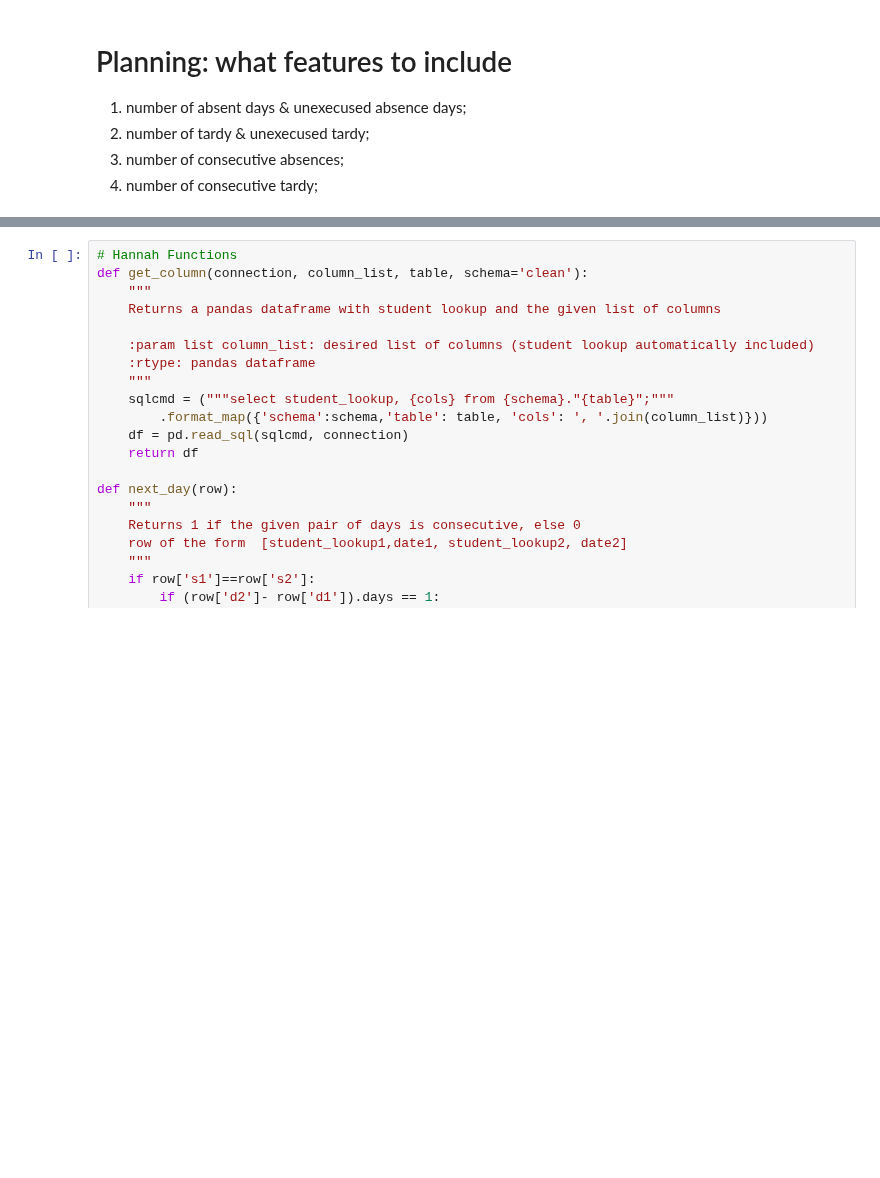
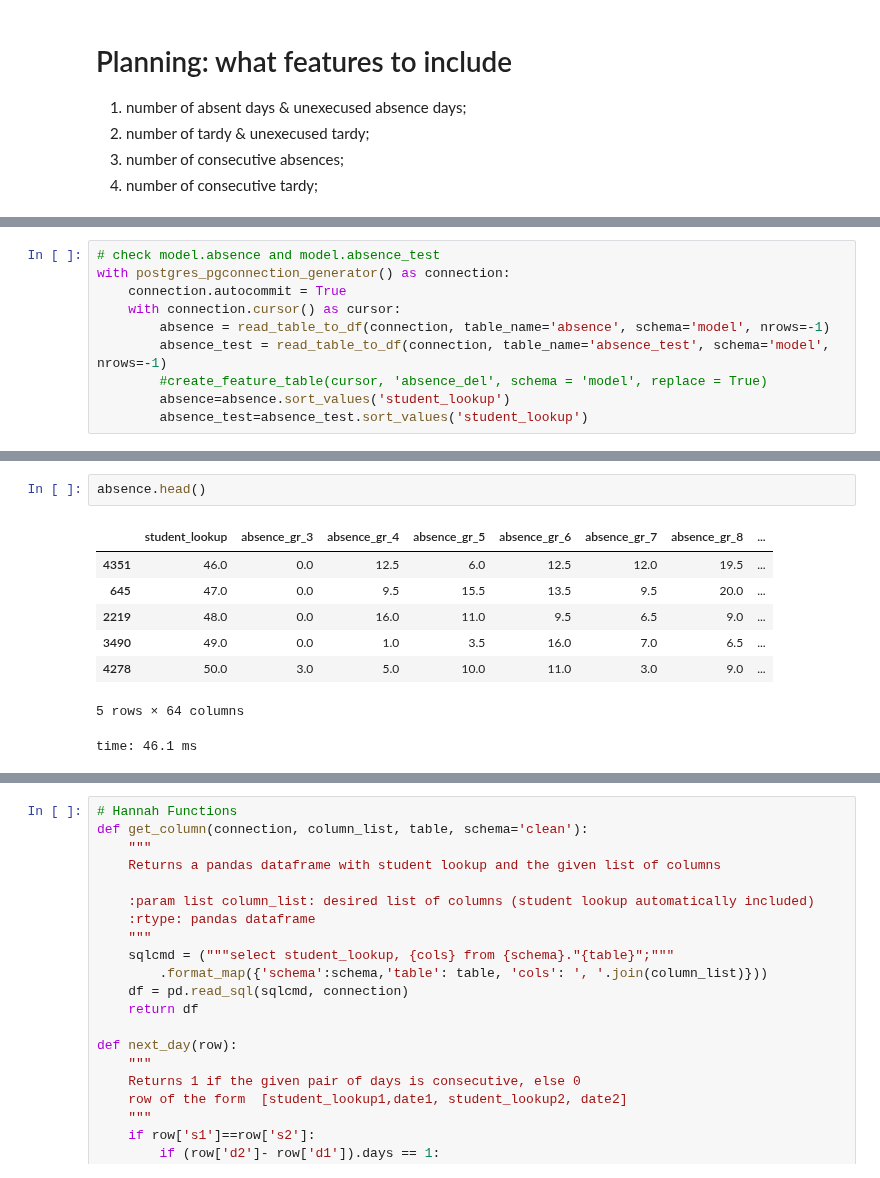
Before and after one commit to jgutman/mvesc, a Jupyter notebook: Features/absence_feature_dev.ipynb, the cells around one changed output, grey strips where cells are left out. Saved outputs shown, nothing was run; the diff lists cells and outputs as text; blank space fills up the shorter version.

```diff
--- a/Features/absence_feature_dev.ipynb
+++ b/Features/absence_feature_dev.ipynb
@@ -311,0 +232,10 @@ time: 10.3 s
+# %%
+# check model.absence and model.absence_test
+with postgres_pgconnection_generator() as connection:
+    connection.autocommit = True
+    with connection.cursor() as cursor:
+        absence = read_table_to_df(connection, table_name='absence', schema='model', nrows=-1)
+        absence_test = read_table_to_df(connection, table_name='absence_test', schema='model', nrows=-1)
+        #create_feature_table(cursor, 'absence_del', schema = 'model', replace = True)
+        absence=absence.sort_values('student_lookup')
+        absence_test=absence_test.sort_values('student_lookup')
@@ -311,0 +251,11 @@ time: 10.3 s
+# %%
+absence.head()
+# %% [output]
+|  | student_lookup | absence_gr_3 | absence_gr_4 | absence_gr_5 | absence_gr_6 | absence_gr_7 | absence_gr_8 | ... |
+| 4351 | 46.0 | 0.0 | 12.5 | 6.0 | 12.5 | 12.0 | 19.5 | ... |
+| 645 | 47.0 | 0.0 | 9.5 | 15.5 | 13.5 | 9.5 | 20.0 | ... |
+| 2219 | 48.0 | 0.0 | 16.0 | 11.0 | 9.5 | 6.5 | 9.0 | ... |
+| 3490 | 49.0 | 0.0 | 1.0 | 3.5 | 16.0 | 7.0 | 6.5 | ... |
+| 4278 | 50.0 | 3.0 | 5.0 | 10.0 | 11.0 | 3.0 | 9.0 | ... |
+5 rows × 64 columns
+time: 46.1 ms
```
Also changed, not shown: parts of 7 cells of this notebook, 1 other file.
